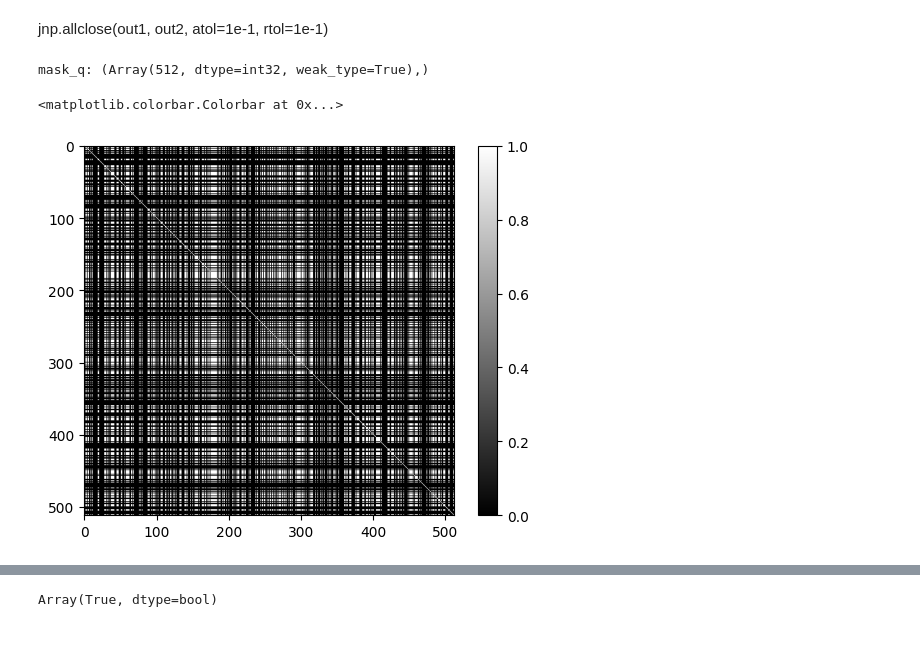
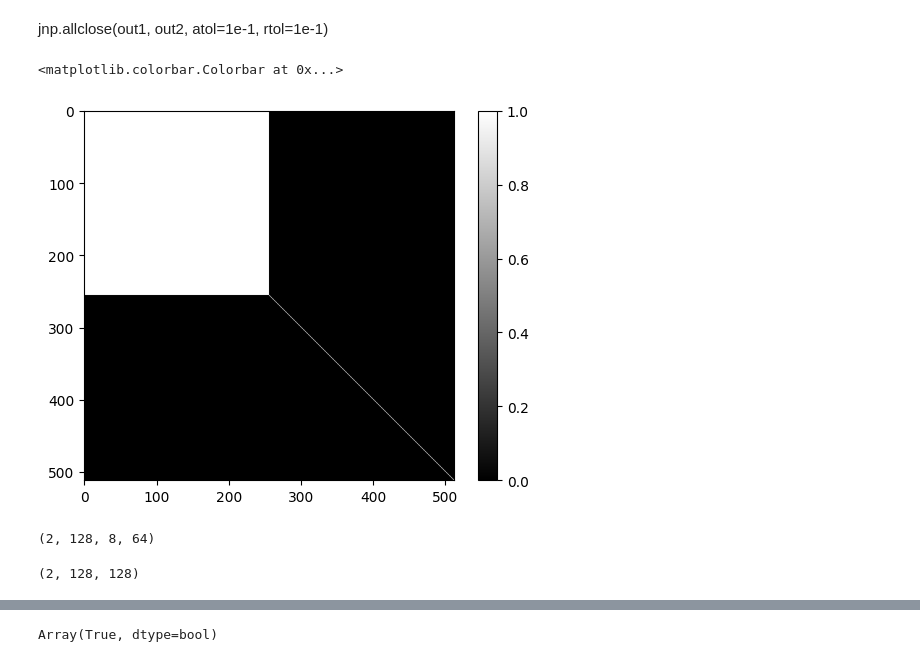
Before and after one commit to mackelab/probjax, a Jupyter notebook: examples/nn/transformers/attention.ipynb, the cells around one changed output, grey strips where cells are left out. Cells and saved outputs as stored; diff of their text form; code cells hidden in the pictures.

```diff
--- a/examples/nn/transformers/attention.ipynb
+++ b/examples/nn/transformers/attention.ipynb
@@ -61,23 +49,23 @@ Array(0., dtype=float32)
 jnp.allclose(out1, out2, atol=1e-1, rtol=1e-1)
 # %%
 import matplotlib.pyplot as plt
-from probjax.nn.pallas_kernels.attention_mask_bias import CausalMask, materialize_mask, LocalWindowMask, SameSegmentMask, KeyPaddingMask, QKVLengthMask, MarginalizationMask
+from probjax.nn.pallas_kernels.attention_mask_bias import CausalMask, materialize_mask, LocalWindowMask, SameSegmentMask, KeyPaddingMask, QKVLengthMask, MarginalizationMask, SeqLenMask
 
 mask = CausalMask()
 mask = LocalWindowMask(32,32)
 segment_id = jnp.arange(seq_len)
 mask = SameSegmentMask(segment_id, segment_id[::-1])
 mask = KeyPaddingMask(jnp.array([256]*256 + [64]*128 + [32]*128))
 mask = QKVLengthMask(q_length=50, kv_length=210, block_sparse=False)
 mask = jax.random.bernoulli(jax.random.PRNGKey(0), p=0.5, shape=(seq_len,))
 mask = QKVLengthMask(512,512) & MarginalizationMask(mask)
+mask = SeqLenMask(jnp.array([256, 128]))
 
-plt.imshow(materialize_mask(mask, 512, 512), cmap='gray', vmin=0, vmax=1)
+plt.imshow(materialize_mask(mask, 512, 512)[0], cmap='gray', vmin=0, vmax=1)
 plt.colorbar()
 # %% [output]
-mask_q: (Array(512, dtype=int32, weak_type=True),)
+<matplotlib.colorbar.Colorbar at 0x...>
-<matplotlib.colorbar.Colorbar at 0x...>
-[figure, old version]
+[figure, new version]
 # %%
 from probjax.nn.pallas_kernels.attention_mask_bias import DenseBias
 
@@ -88,0 +81,4 @@ out2 = flex_attention(q.astype(jnp.float32), k.astype(jnp.float32), v.astype(jnp
+# %%
+q.shape
+# %% [output]
+(2, 128, 8, 64)
@@ -88,0 +87,5 @@ out2 = flex_attention(q.astype(jnp.float32), k.astype(jnp.float32), v.astype(jnp
+# %%
+mask_dense = materialize_mask(mask, 128, 128)
+mask_dense.shape
+# %% [output]
+(2, 128, 128)
```
Also changed, not shown: parts of 33 cells of this notebook, 7 other files.
